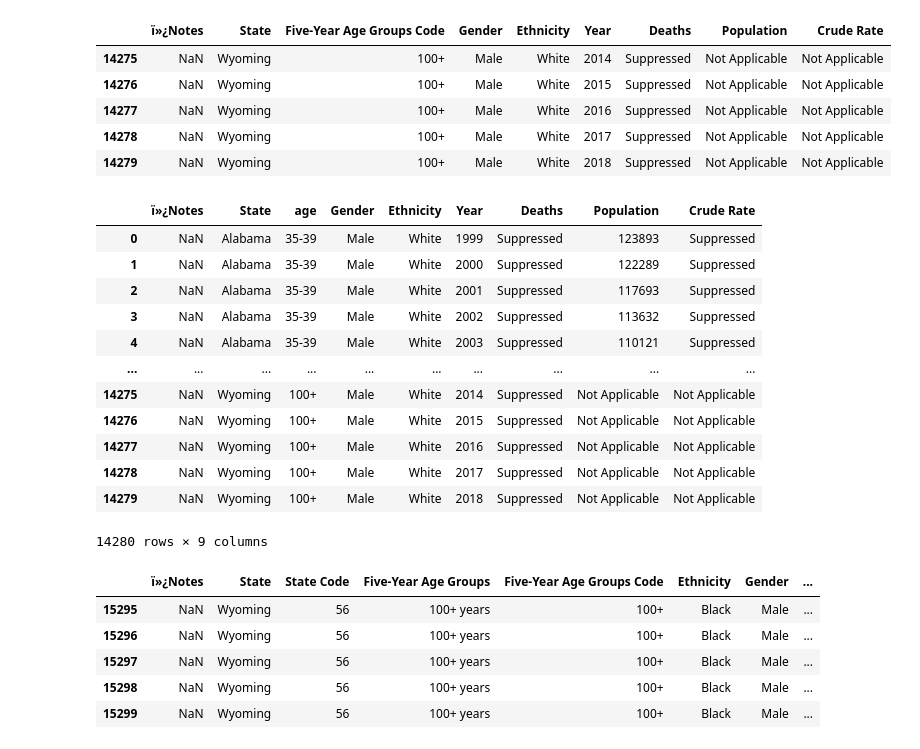
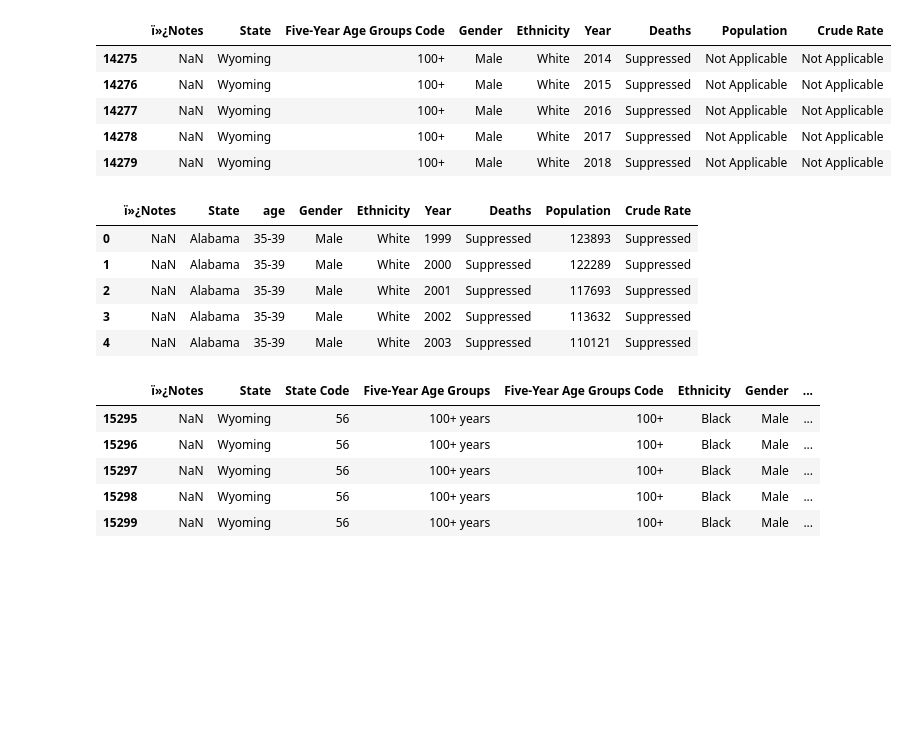
Before and after one commit to MrBardot/Trends-in-Alzheimers-Disease-Fatalities-in-the-United-States-and-Tennessee-from-1999-2018.-, a Jupyter notebook: notebooks/alz_eda.ipynb, the cells around one changed output. Cells and saved outputs as stored; diff of their text form; code cells hidden in the pictures; blank space fills up the shorter version.

```diff
--- a/notebooks/alz_eda.ipynb
+++ b/notebooks/alz_eda.ipynb
@@ -63,21 +74,15 @@ white_male.tail()
 | 14278 | NaN | Wyoming | 100+ | Male | White | 2017 | Suppressed | Not Applicable | Not Applicable |
 | 14279 | NaN | Wyoming | 100+ | Male | White | 2018 | Suppressed | Not Applicable | Not Applicable |
 # %%
-white_male.rename(columns = {'Five-Year Age Groups Code':'age'})
+white_male = white_male.rename(columns = {'Five-Year Age Groups Code':'age'})
+white_male.head()
 # %% [output]
 |  | ï»¿Notes | State | age | Gender | Ethnicity | Year | Deaths | Population | Crude Rate |
 | 0 | NaN | Alabama | 35-39 | Male | White | 1999 | Suppressed | 123893 | Suppressed |
 | 1 | NaN | Alabama | 35-39 | Male | White | 2000 | Suppressed | 122289 | Suppressed |
 | 2 | NaN | Alabama | 35-39 | Male | White | 2001 | Suppressed | 117693 | Suppressed |
 | 3 | NaN | Alabama | 35-39 | Male | White | 2002 | Suppressed | 113632 | Suppressed |
 | 4 | NaN | Alabama | 35-39 | Male | White | 2003 | Suppressed | 110121 | Suppressed |
-| ... | ... | ... | ... | ... | ... | ... | ... | ... | ... |
-| 14275 | NaN | Wyoming | 100+ | Male | White | 2014 | Suppressed | Not Applicable | Not Applicable |
-| 14276 | NaN | Wyoming | 100+ | Male | White | 2015 | Suppressed | Not Applicable | Not Applicable |
-| 14277 | NaN | Wyoming | 100+ | Male | White | 2016 | Suppressed | Not Applicable | Not Applicable |
-| 14278 | NaN | Wyoming | 100+ | Male | White | 2017 | Suppressed | Not Applicable | Not Applicable |
-| 14279 | NaN | Wyoming | 100+ | Male | White | 2018 | Suppressed | Not Applicable | Not Applicable |
-14280 rows × 9 columns
 # %%
 black_male.tail()
 # %% [output]
```
Also changed, not shown: parts of 13 cells of this notebook.
